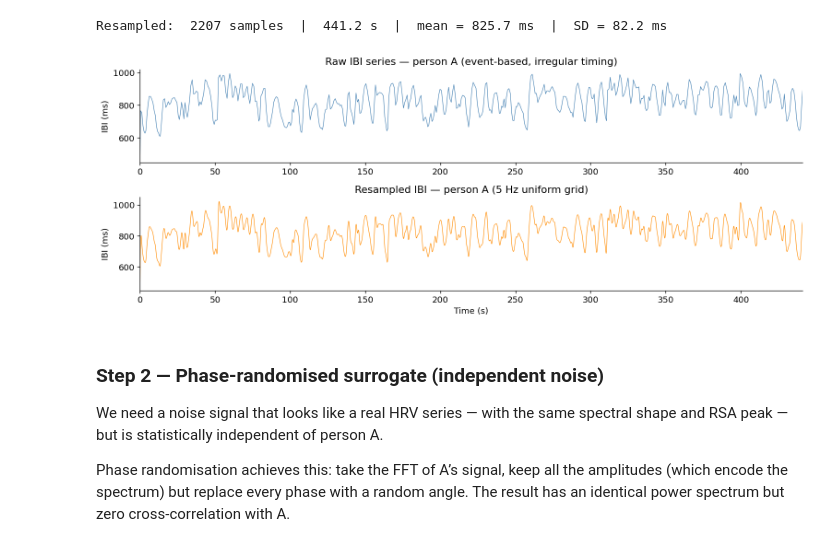
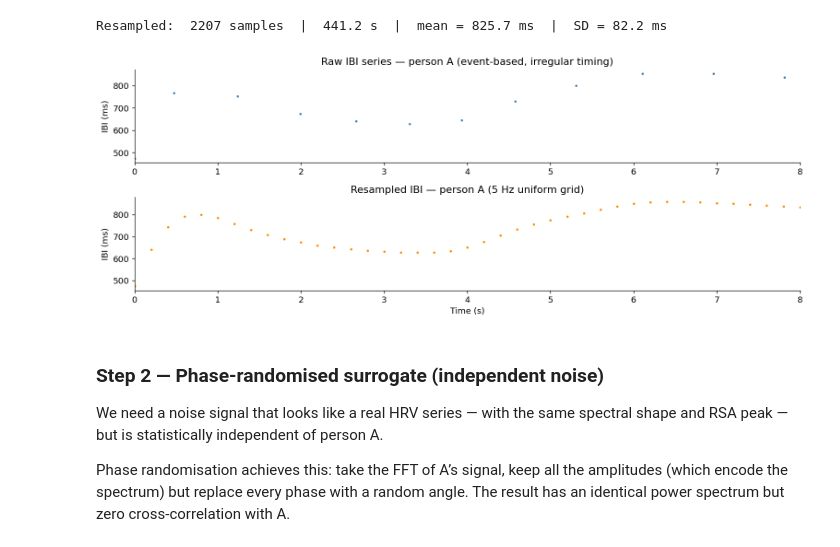
Before and after one commit to wunderwald/BioSync, a Jupyter notebook: simulated_data/simulated_data.ipynb, the cells around one changed output. Saved outputs shown, nothing was run; the diff lists cells and outputs as text; code cells hidden in the pictures.

```diff
--- a/simulated_data/simulated_data.ipynb
+++ b/simulated_data/simulated_data.ipynb
@@ -95,24 +95,28 @@ Resampled:  2207 samples  |  441.2 s  |  mean = 825.7 ms  |  SD = 82.2 ms
 # %%
 beat_t_a = np.cumsum(np.insert(ibi_a, 0, 0)[:-1]) / 1000   # beat-onset times in seconds
 
+t_limit =  8  # length of displayed time series in seconds
+t_a_crop = [val for val in t_a if val <= t_limit]
+beat_t_a_crop = [val for val in beat_t_a if val <= t_limit]
+
 fig, axes = plt.subplots(2, 1, figsize=(13, 5), sharex=False)
 
-axes[0].plot(beat_t_a, ibi_a, lw=0.7, color='steelblue')
+axes[0].plot(beat_t_a_crop, ibi_a[:len(beat_t_a_crop)], 'o', markersize=2, color='steelblue')
 axes[0].set_ylabel('IBI (ms)')
 axes[0].set_title('Raw IBI series — person A (event-based, irregular timing)')
 
-axes[1].plot(t_a, x_a, lw=0.7, color='darkorange')
+axes[1].plot(t_a_crop, x_a[:len(t_a_crop)], 'o', markersize=2, color='darkorange')
 axes[1].set_ylabel('IBI (ms)')
 axes[1].set_xlabel('Time (s)')
 axes[1].set_title(f'Resampled IBI — person A ({FS} Hz uniform grid)')
 
 for ax in axes:
-    ax.set_xlim(0, max(beat_t_a[-1], t_a[-1]))
+    ax.set_xlim(0, max(beat_t_a_crop[-1], t_a_crop[-1]))
 
 plt.tight_layout()
 plt.show()
 # %% [output]
-[figure, old version]
+[figure, new version]
 # %% [markdown]
 ### Step 2 — Phase-randomised surrogate (independent noise)
 
```
Also changed, not shown: parts of 6 cells of this notebook.
